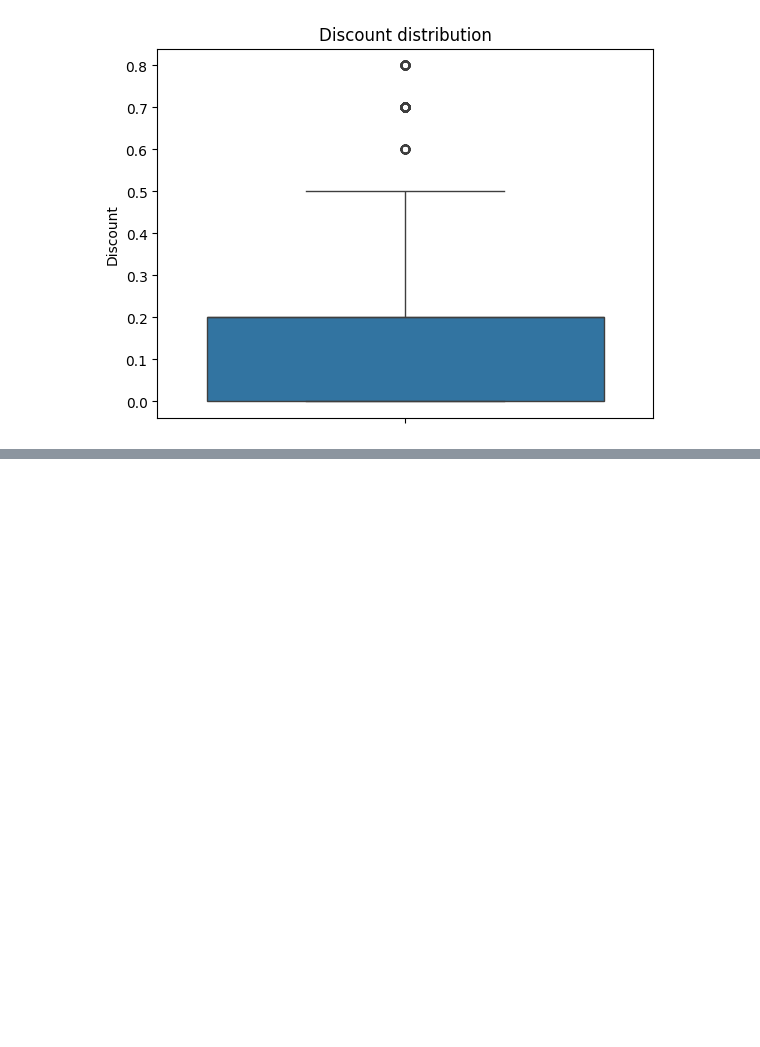
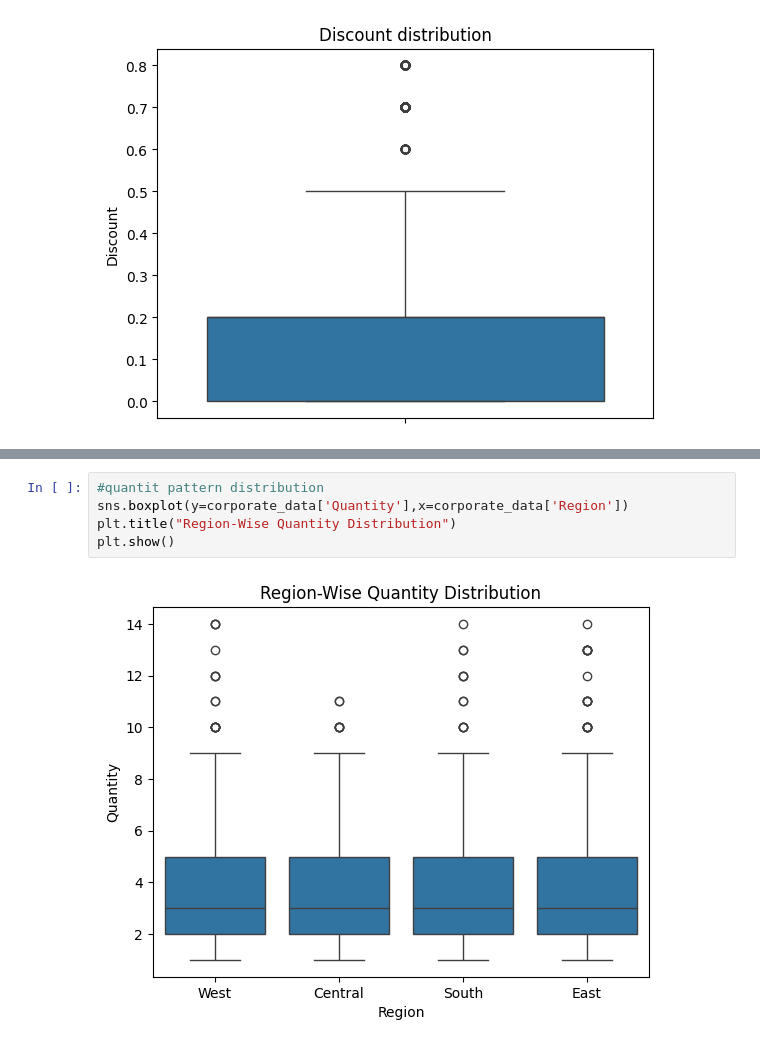
Before and after one commit to ankitg-02/sales_analysis, a Jupyter notebook: Corporate.ipynb, the cells around one changed output, grey strips where cells are left out. Saved outputs shown, nothing was run; the diff lists cells and outputs as text; blank space fills up the shorter version.

```diff
--- a/Corporate.ipynb
+++ b/Corporate.ipynb
@@ -187,0 +203,7 @@ plt.show()
+# %%
+#quantit pattern distribution
+sns.boxplot(y=corporate_data['Quantity'],x=corporate_data['Region'])
+plt.title("Region-Wise Quantity Distribution")
+plt.show()
+# %% [output]
+[figure, added]
```
Also changed, not shown: parts of 4 cells of this notebook.
